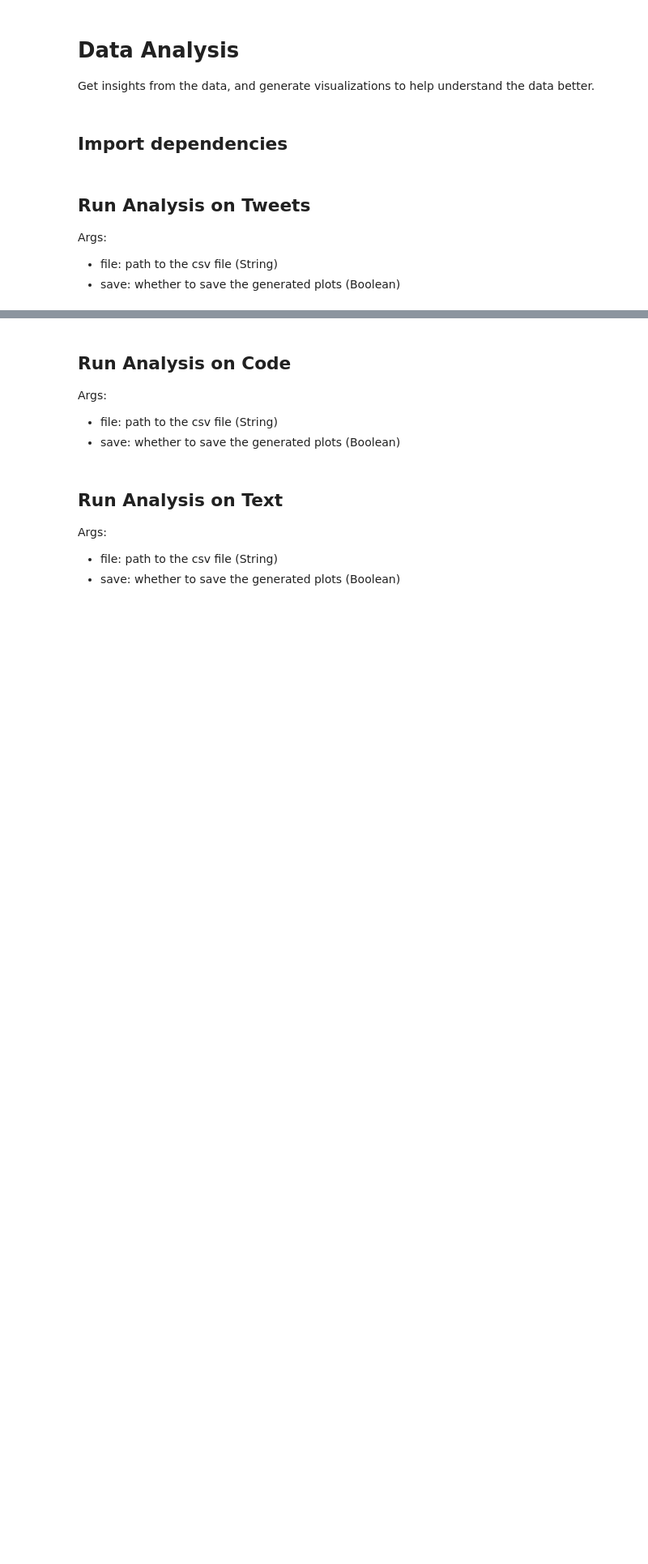
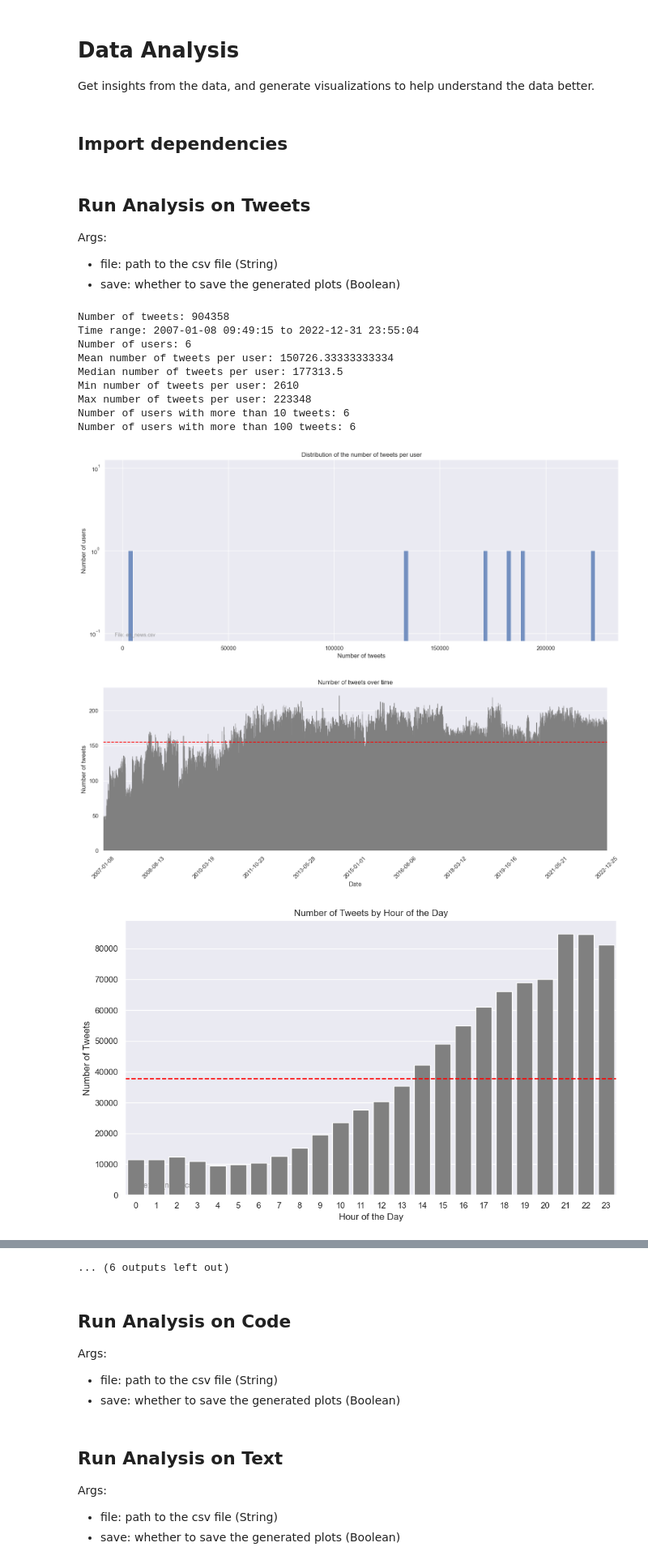
Before and after one commit to sferez/Noisy_Entropy_in_Languages, a Jupyter notebook: src/analysis/data-analysis.ipynb, the cells around one changed output, grey strips where cells are left out. Shown at 81% size. Cells and saved outputs as stored; diff of their text form; code cells hidden in the pictures; blank space fills up the shorter version.

Commit message:
feat: data-analysis.ipynb covid-19

```diff
--- a/src/analysis/data-analysis.ipynb
+++ b/src/analysis/data-analysis.ipynb
@@ -14,5 +14,18 @@ Args:
 - save: whether to save the generated plots (Boolean)
 # %%
 run_tweet_analysis(
-    file= "../../data/scraping-cleaned/ukraine_russia_fr.csv",
+    file= "../../data/en_news/en_news.csv",
     save=True)
+# %% [output]
+Number of tweets: 904358
+Time range: 2007-01-08 09:49:15 to 2022-12-31 23:55:04
+Number of users: 6
+Mean number of tweets per user: 150726.33333333334
+Median number of tweets per user: 177313.5
+Min number of tweets per user: 2610
+Max number of tweets per user: 223348
+Number of users with more than 10 tweets: 6
+Number of users with more than 100 tweets: 6
+[figure, added]
+[figure, added]
+[figure, added]
@@ -19,3 +56,4 @@ run_tweet_analysis(
+... (6 outputs left out)
 # %% [markdown]
 ## Run Analysis on Code
 Args:
```
Also changed, not shown: parts of 10 cells of this notebook.
